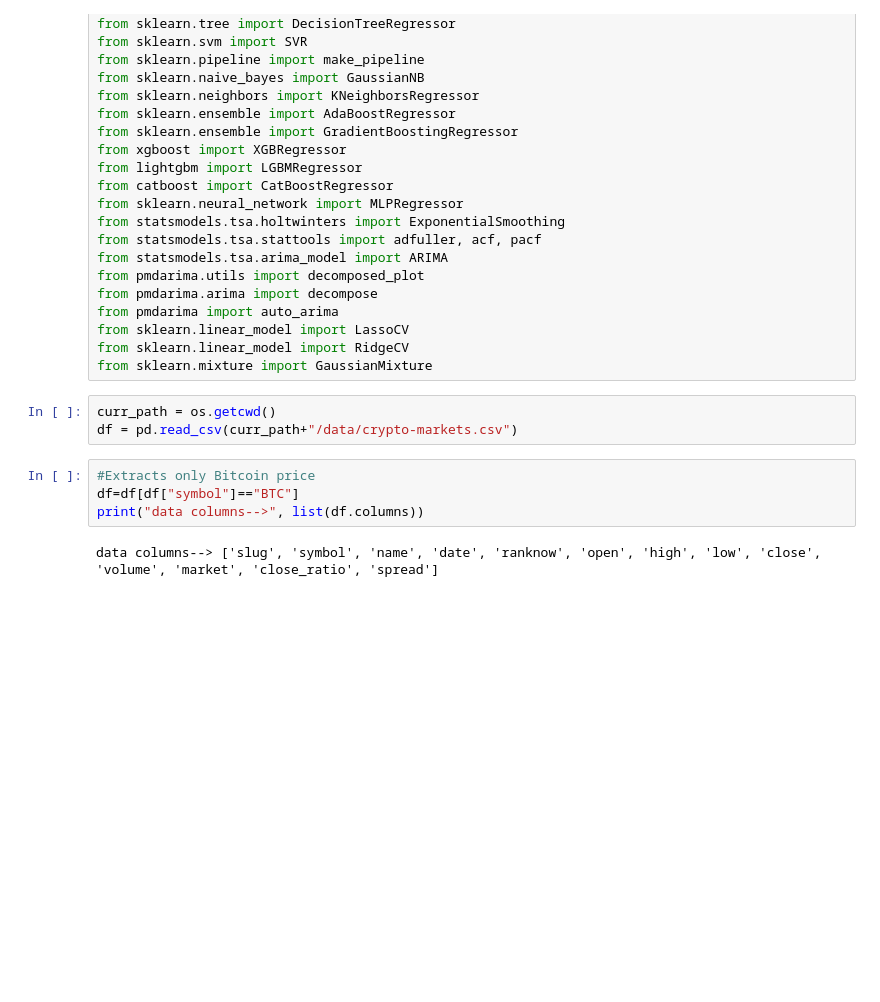
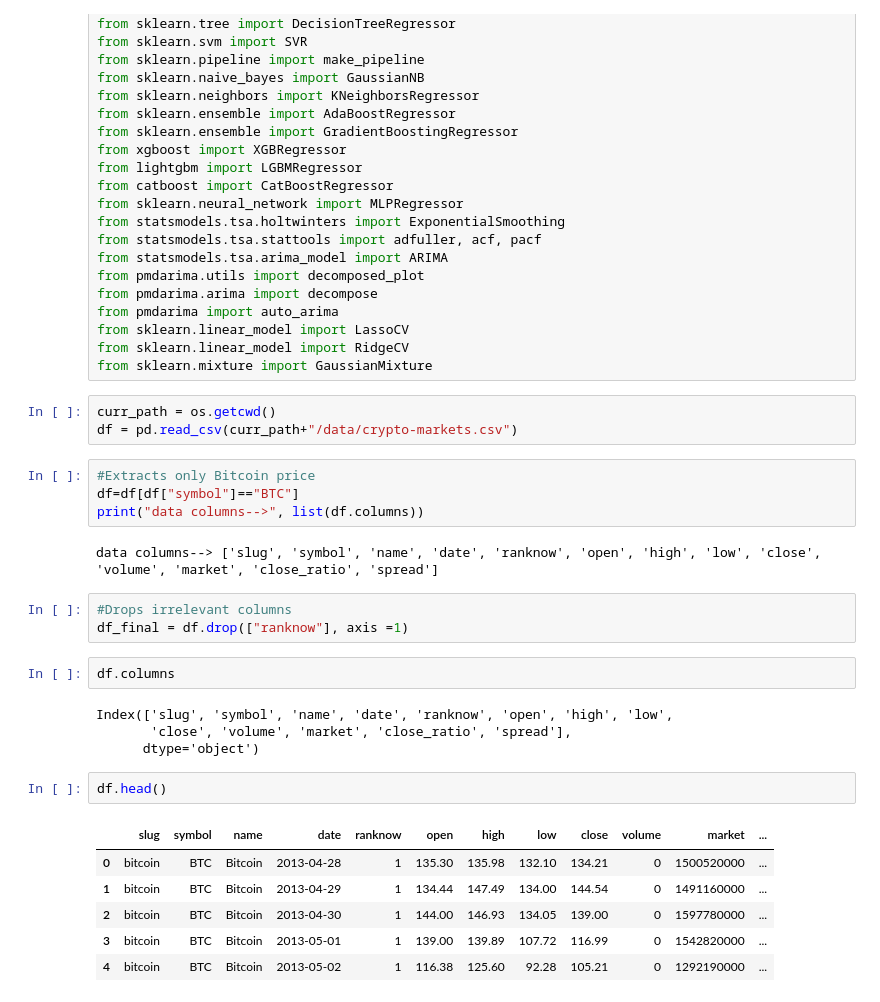
Before and after one commit to googllet/Pracertcbs, a Jupyter notebook: Crypto.ipynb, the cells around one changed output. Cells and saved outputs as stored; diff of their text form; blank space fills up the shorter version.

```diff
--- a/Crypto.ipynb
+++ b/Crypto.ipynb
@@ -69,3 +69,21 @@ df=df[df["symbol"]=="BTC"]
 print("data columns-->", list(df.columns))
 # %% [output]
 data columns--> ['slug', 'symbol', 'name', 'date', 'ranknow', 'open', 'high', 'low', 'close', 'volume', 'market', 'close_ratio', 'spread']
+# %%
+#Drops irrelevant columns
+df_final = df.drop(["ranknow"], axis =1)
+# %%
+df.columns
+# %% [output]
+Index(['slug', 'symbol', 'name', 'date', 'ranknow', 'open', 'high', 'low',
+       'close', 'volume', 'market', 'close_ratio', 'spread'],
+      dtype='object')
+# %%
+df.head()
+# %% [output]
+|  | slug | symbol | name | date | ranknow | open | high | low | close | volume | market | ... |
+| 0 | bitcoin | BTC | Bitcoin | 2013-04-28 | 1 | 135.30 | 135.98 | 132.10 | 134.21 | 0 | 1500520000 | ... |
+| 1 | bitcoin | BTC | Bitcoin | 2013-04-29 | 1 | 134.44 | 147.49 | 134.00 | 144.54 | 0 | 1491160000 | ... |
+| 2 | bitcoin | BTC | Bitcoin | 2013-04-30 | 1 | 144.00 | 146.93 | 134.05 | 139.00 | 0 | 1597780000 | ... |
+| 3 | bitcoin | BTC | Bitcoin | 2013-05-01 | 1 | 139.00 | 139.89 | 107.72 | 116.99 | 0 | 1542820000 | ... |
+| 4 | bitcoin | BTC | Bitcoin | 2013-05-02 | 1 | 116.38 | 125.60 | 92.28 | 105.21 | 0 | 1292190000 | ... |
```
Also changed, not shown: parts of 6 cells of this notebook.
